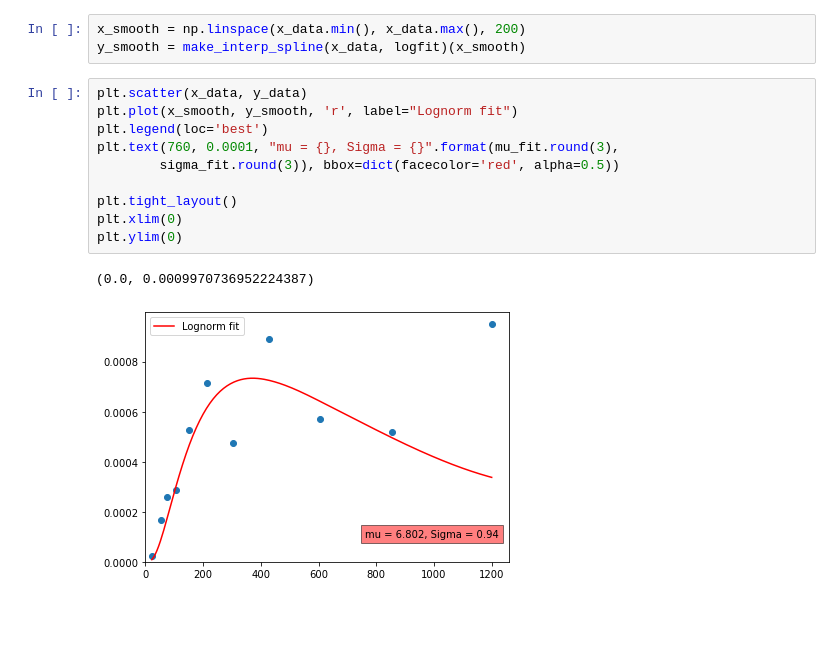
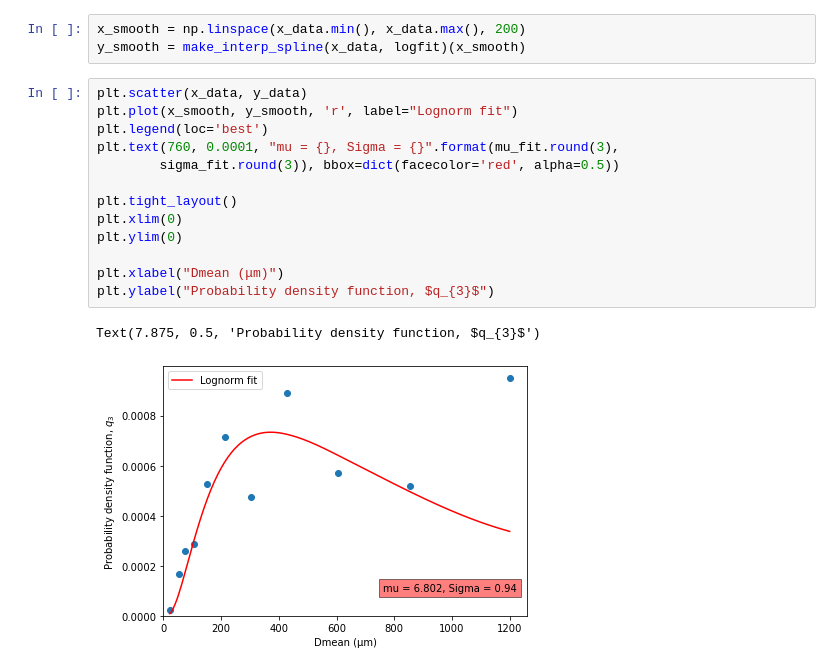
Before and after one commit to sethsomtoo/Particle-size-analysis-with-python, a Jupyter notebook: Project_3/particle_size_analysis.ipynb, the cells around one changed output. Cells and saved outputs as stored; diff of their text form; blank space fills up the shorter version.

```diff
--- a/Project_3/particle_size_analysis.ipynb
+++ b/Project_3/particle_size_analysis.ipynb
@@ -316,13 +316,16 @@ y_smooth = make_interp_spline(x_data, logfit)(x_smooth)
 # %%
 plt.scatter(x_data, y_data)
 plt.plot(x_smooth, y_smooth, 'r', label="Lognorm fit")
 plt.legend(loc='best')
 plt.text(760, 0.0001, "mu = {}, Sigma = {}".format(mu_fit.round(3),
         sigma_fit.round(3)), bbox=dict(facecolor='red', alpha=0.5))
 
 plt.tight_layout()
 plt.xlim(0)
 plt.ylim(0)
+
+plt.xlabel("Dmean (μm)")
+plt.ylabel("Probability density function, $q_{3}$")
 # %% [output]
-(0.0, 0.0009970736952224387)
+Text(7.875, 0.5, 'Probability density function, $q_{3}$')
-[figure, old version]
+[figure, new version]
```
